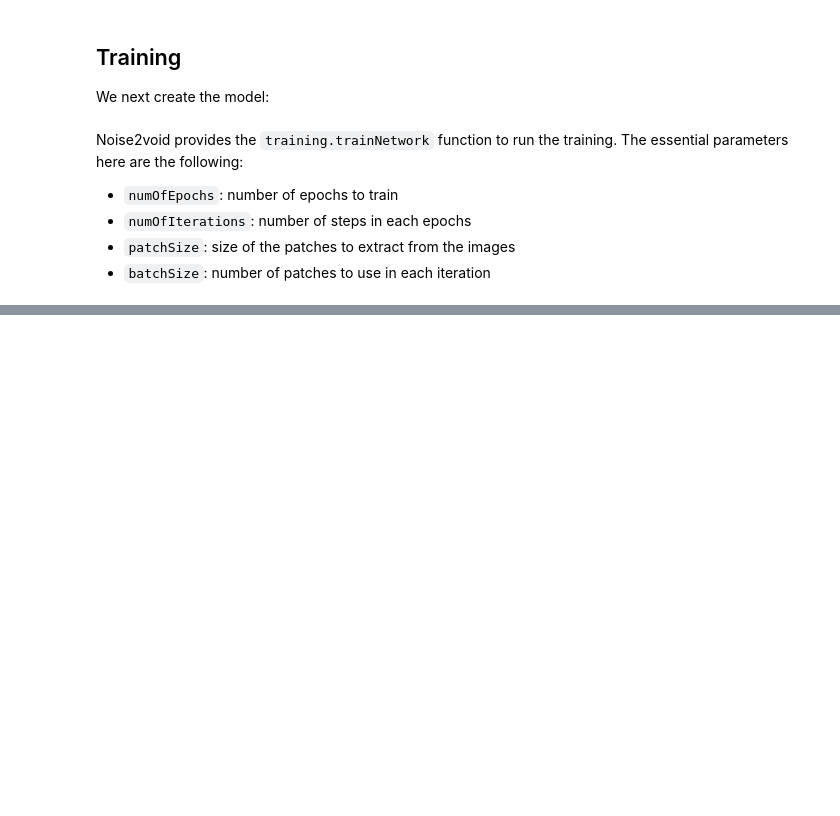
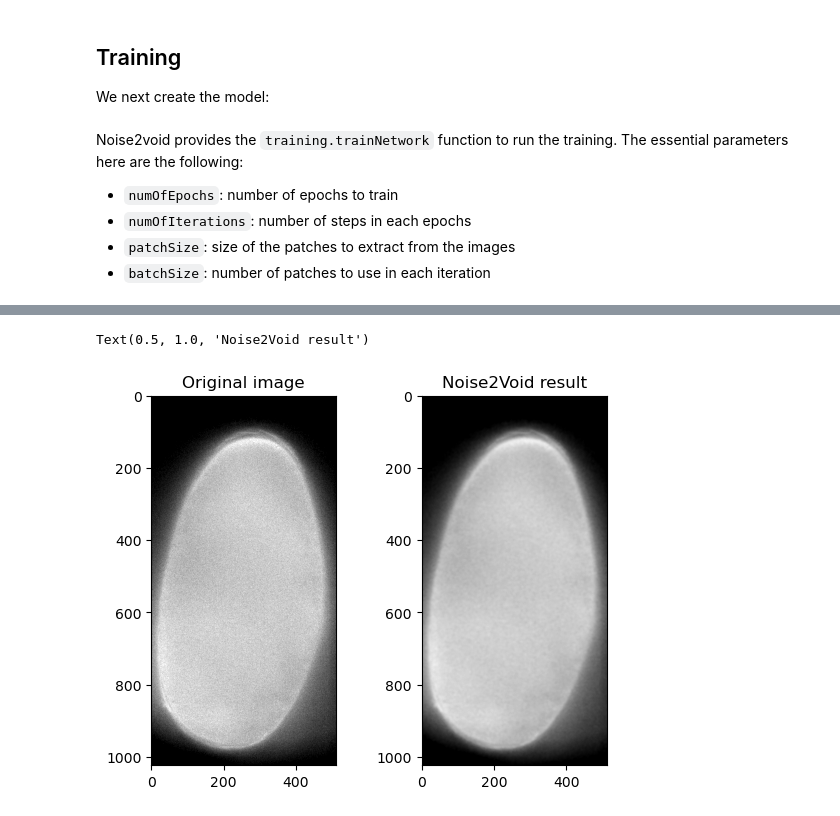
Before and after one commit to BiAPoL/PoL-BioImage-Analysis-TS-GPU-Accelerated-Image-Analysis, a Jupyter notebook: docs/70_AI_Segmentation_Denoising/02_Noise2Void.ipynb, the cells around one changed output, grey strips where cells are left out. Cells and saved outputs as stored; diff of their text form; code cells hidden in the pictures; blank space fills up the shorter version.

```diff
--- a/docs/70_AI_Segmentation_Denoising/02_Noise2Void.ipynb
+++ b/docs/70_AI_Segmentation_Denoising/02_Noise2Void.ipynb
@@ -105,0 +118,17 @@ Text(0.5, 1.0, 'Noise2Void result')
+# %%
+denoised_image = np.zeros_like(data)
+
+for z in range(data.shape[0]):
+    denoised_image[z] = prediction.tiledPredict(data[z], net ,ps=256, overlap=48,
+                                        device=device, noiseModel=None)
+# %%
+fig, axes = plt.subplots(ncols=2)
+
+axes[0].imshow(data[40, :, :], cmap='gray', vmin=vmin, vmax=vmax)
+axes[0].set_title('Original image')
+
+axes[1].imshow(denoised_image[40, :, :], cmap='gray', vmin=vmin, vmax=vmax)
+axes[1].set_title('Noise2Void result')
+# %% [output]
+Text(0.5, 1.0, 'Noise2Void result')
+[figure, added]
```
Also changed, not shown: parts of 10 cells of this notebook.
